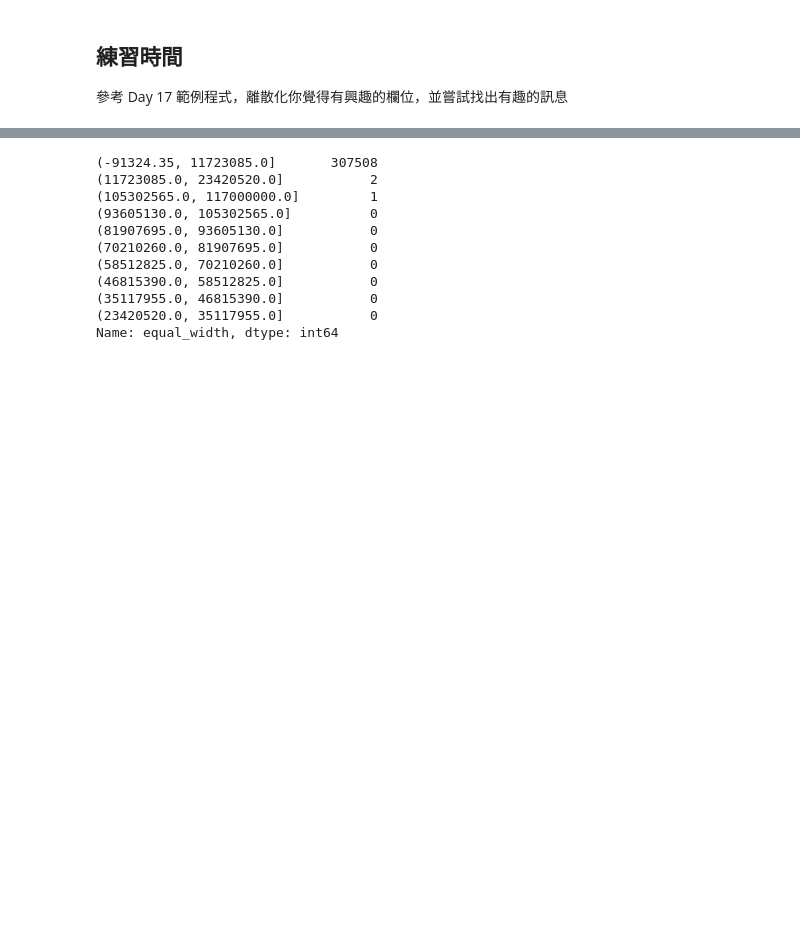
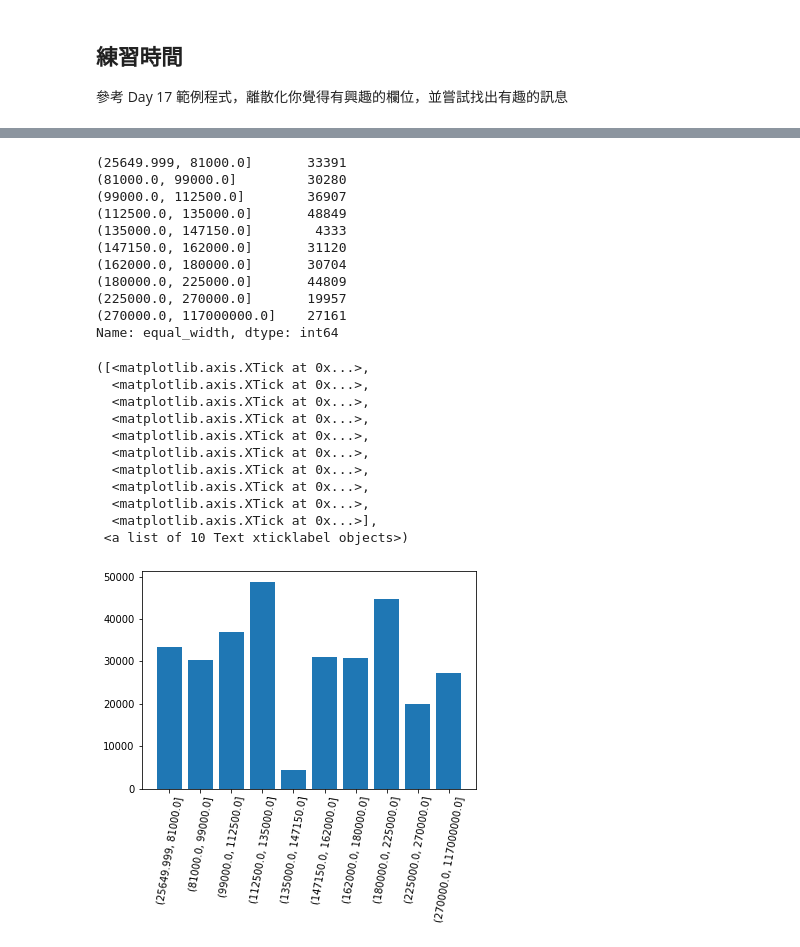
Before and after one commit to HT-Sung/ML100Days, a Jupyter notebook: homework/Day_018_HW.ipynb, the cells around one changed output, grey strips where cells are left out. Cells and saved outputs as stored; diff of their text form; code cells hidden in the pictures; blank space fills up the shorter version.

```diff
--- a/homework/Day_018_HW.ipynb
+++ b/homework/Day_018_HW.ipynb
@@ -61,16 +73,32 @@ app_train['DAYS_BIRTH'] = abs(app_train['DAYS_BIRTH'])
 # %%
-app_train['equal_width'] = pd.cut(app_train['AMT_INCOME_TOTAL'], 10)
+app_train['equal_width'] = pd.qcut(app_train['AMT_INCOME_TOTAL'], 10)
 # %%
-app_train['equal_width'].value_counts()
+app_train['equal_width'].value_counts().sort_index()
 # %% [output]
-(-91324.35, 11723085.0]       307508
-(11723085.0, 23420520.0]           2
-(105302565.0, 117000000.0]         1
-(93605130.0, 105302565.0]          0
-(81907695.0, 93605130.0]           0
-(70210260.0, 81907695.0]           0
-(58512825.0, 70210260.0]           0
-(46815390.0, 58512825.0]           0
-(35117955.0, 46815390.0]           0
-(23420520.0, 35117955.0]           0
+(25649.999, 81000.0]       33391
+(81000.0, 99000.0]         30280
+(99000.0, 112500.0]        36907
+(112500.0, 135000.0]       48849
+(135000.0, 147150.0]        4333
+(147150.0, 162000.0]       31120
+(162000.0, 180000.0]       30704
+(180000.0, 225000.0]       44809
+(225000.0, 270000.0]       19957
+(270000.0, 117000000.0]    27161
 Name: equal_width, dtype: int64
+# %%
+plt.bar(range(len(app_train['equal_width'].value_counts().sort_index().index)), app_train['equal_width'].value_counts().sort_index().values )
+plt.xticks(range(len(app_train['equal_width'].value_counts().sort_index().index)), app_train['equal_width'].value_counts().sort_index().index, rotation=80)
+# %% [output]
+([<matplotlib.axis.XTick at 0x...>,
+  <matplotlib.axis.XTick at 0x...>,
+  <matplotlib.axis.XTick at 0x...>,
+  <matplotlib.axis.XTick at 0x...>,
+  <matplotlib.axis.XTick at 0x...>,
+  <matplotlib.axis.XTick at 0x...>,
+  <matplotlib.axis.XTick at 0x...>,
+  <matplotlib.axis.XTick at 0x...>,
+  <matplotlib.axis.XTick at 0x...>,
+  <matplotlib.axis.XTick at 0x...>],
+ <a list of 10 Text xticklabel objects>)
+[figure, added]
```
Also changed, not shown: parts of 1 cell of this notebook.
